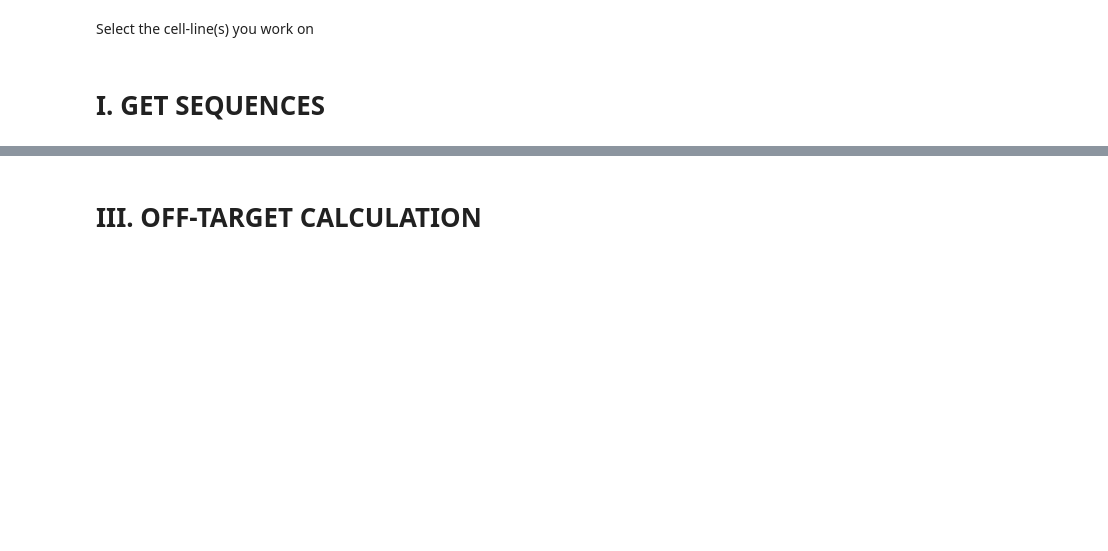
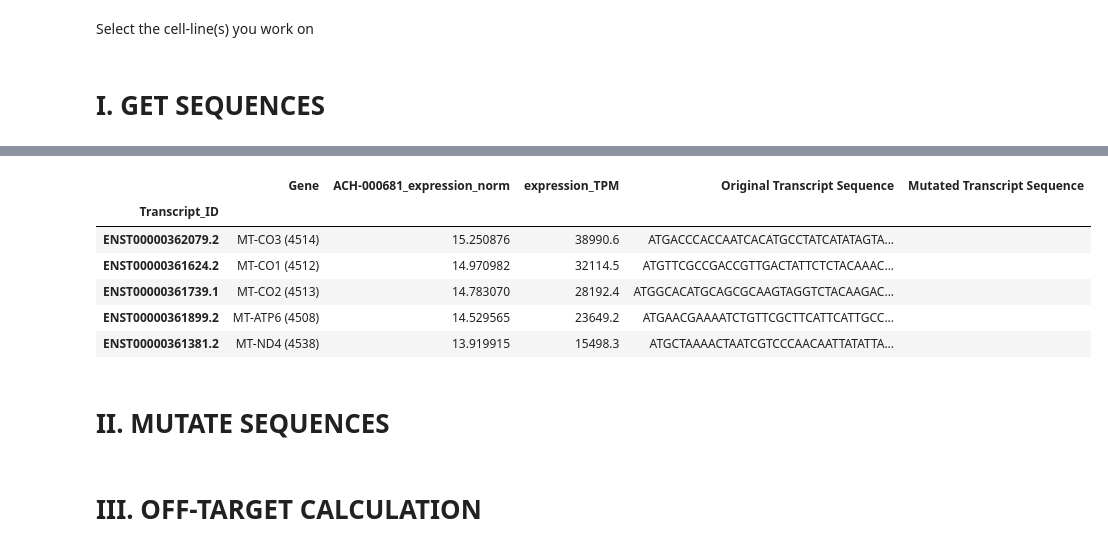
Before and after one commit to RedPenguin100/TAUSO, a Jupyter notebook: src/tauso/off_target/Roni/off_target_pipeline/off_target_flow.ipynb, the cells around one changed output, grey strips where cells are left out. Saved outputs shown, nothing was run; the diff lists cells and outputs as text; code cells hidden in the pictures; blank space fills up the shorter version.

```diff
--- a/src/tauso/off_target/Roni/off_target_pipeline/off_target_flow.ipynb
+++ b/src/tauso/off_target/Roni/off_target_pipeline/off_target_flow.ipynb
@@ -31,24 +36,6 @@ Select the cell-line(s) you work on
 # %%
 cell_line_lst = ["ACH-000681"]
-cell_line2data = {}
+transcriptomes = {}
 # %% [markdown]
 I. GET SEQUENCES
 =
-# %%
-# Step 0 - Expression and mutation data per cell line
-for cell_line in cell_line_lst:
-    exp_data = get_expression_of_cell_line(cell_line, exp_path)
-    mut_data = get_mutations_of_cell_line(cell_line, mut_path)
-    cell_line2data[cell_line] = [exp_data, mut_data]
-
-# Step 1 - Parse FASTA
-chrom2seq = parse_fasta("fasta_file_path", "fasta_pickle_output_file_path")
-
-# Step 2 - Parse GTF
-t_id2coords = parse_gtf("gtf_file_path", "gtf_pickle_output_file_path")
-
-# Step 3 - ???
-# =========== GET SMALLER SEQUENCES FILES (only if not enough GB RAM)
-
-# Step 4 - Extract pre-mRNA sequences
-transcriptomes = final_func_premrna(cell_line2data, chrom2seq, t_id2coords)
@@ -105,0 +42,6 @@ for cell_line in celline_list:
+# %%
+# Step 1 - Parse FASTA
+chrom2seq = parse_fasta(fasta_path, "../outputs/fasta_pickle_output_file_path.pkl")
+
+# Step 2 - Parse GTF
+annotations = parse_gtf(gtf_path, "../outputs/gtf_pickle_output_file_path.pkl")
@@ -105,0 +51,13 @@ for cell_line in celline_list:
+# %%
+# Step 3 - Expression and mutation data per cell line
+for cell_line in cell_line_lst:
+    exp_data = get_expression_of_cell_line(cell_line, exp_path, OUTPUT_DIR)
+    mut_data = get_mutations_of_cell_line(cell_line, mut_path, OUTPUT_DIR)
+    transcriptomes[cell_line] = [exp_data, mut_data]
+    transcriptomes = enrich_expression_data_with_sequence(transcriptomes, cell_line, chrom2seq, annotations)
+    mut_exp_data = mutate_transcriptome(exp_data, mut_data, annotations)
+    transcriptomes[cell_line].append(mut_exp_data)
+    if save_csv:
+        for cell_line, data in transcriptomes.items():
+            df = pd.DataFrame(data[-1])
+            df.to_csv(os.path.join(OUTPUT_DIR, cell_line + "_transcriptome.csv"), index=False)
@@ -106,3 +82,16 @@ for cell_line in celline_list:
+# %%
+transcriptomes["ACH-000681"][-1].head()
+# %% [output]
+|  | Gene | ACH-000681_expression_norm | expression_TPM | Original Transcript Sequence | Mutated Transcript Sequence |
+| Transcript_ID |  |  |  |  |  |
+| ENST00000362079.2 | MT-CO3 (4514) | 15.250876 | 38990.6 | ATGACCCACCAATCACATGCCTATCATATAGTA... |  |
+| ENST00000361624.2 | MT-CO1 (4512) | 14.970982 | 32114.5 | ATGTTCGCCGACCGTTGACTATTCTCTACAAAC... |  |
+| ENST00000361739.1 | MT-CO2 (4513) | 14.783070 | 28192.4 | ATGGCACATGCAGCGCAAGTAGGTCTACAAGAC... |  |
+| ENST00000361899.2 | MT-ATP6 (4508) | 14.529565 | 23649.2 | ATGAACGAAAATCTGTTCGCTTCATTCATTGCC... |  |
+| ENST00000361381.2 | MT-ND4 (4538) | 13.919915 | 15498.3 | ATGCTAAAACTAATCGTCCCAACAATTATATTA... |  |
+# %% [markdown]
+II. MUTATE SEQUENCES
+=
 # %% [markdown]
 III. OFF-TARGET CALCULATION
 =
```
Also changed, not shown: parts of 13 cells of this notebook, 4 other files.
